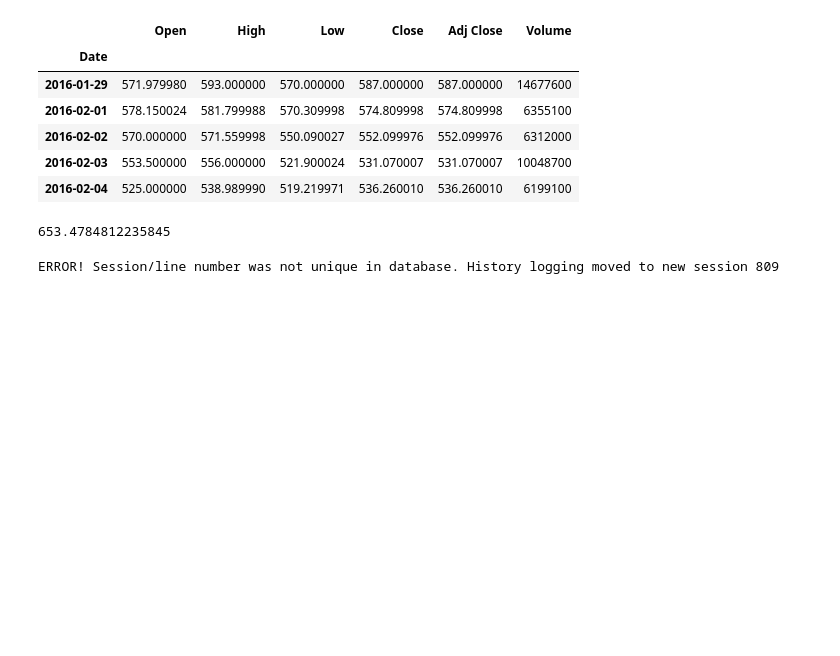
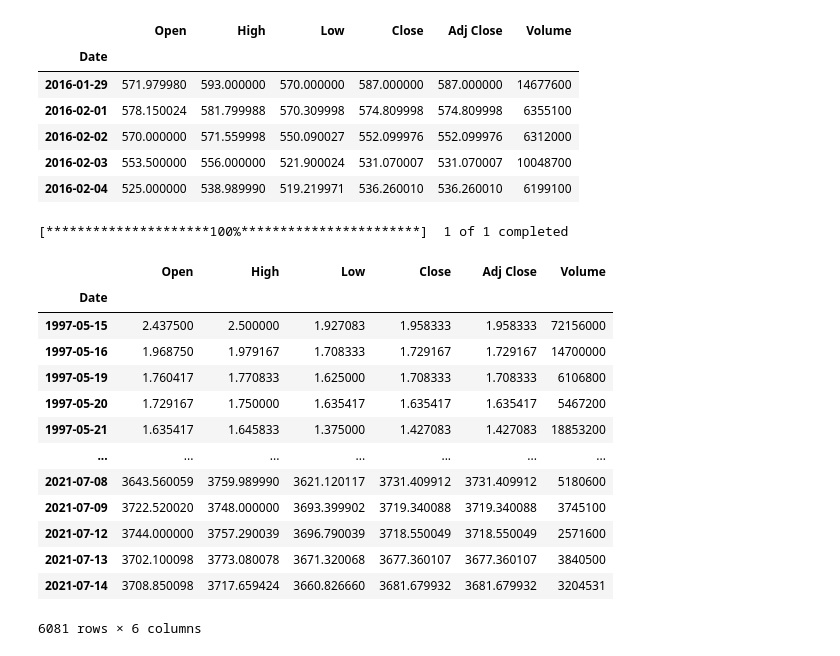
Before and after one commit to angheljf/Final_Project, a Jupyter notebook: Real Predictions.ipynb, the cells around one changed output. Cells and saved outputs as stored; diff of their text form; code cells hidden in the pictures; blank space fills up the shorter version.

```diff
--- a/Real Predictions.ipynb
+++ b/Real Predictions.ipynb
@@ -209,7 +209,21 @@ df2.tail()
 import pickle
 pickle.dump(model, open('model.pkl','wb'))
 # %%
-predictions[0]
+test = yf.download("AMZN")
+test
 # %% [output]
-653.4784812235845
+[*********************100%***********************]  1 of 1 completed
+|  | Open | High | Low | Close | Adj Close | Volume |
+| Date |  |  |  |  |  |  |
+| 1997-05-15 | 2.437500 | 2.500000 | 1.927083 | 1.958333 | 1.958333 | 72156000 |
+| 1997-05-16 | 1.968750 | 1.979167 | 1.708333 | 1.729167 | 1.729167 | 14700000 |
+| 1997-05-19 | 1.760417 | 1.770833 | 1.625000 | 1.708333 | 1.708333 | 6106800 |
+| 1997-05-20 | 1.729167 | 1.750000 | 1.635417 | 1.635417 | 1.635417 | 5467200 |
+| 1997-05-21 | 1.635417 | 1.645833 | 1.375000 | 1.427083 | 1.427083 | 18853200 |
+| ... | ... | ... | ... | ... | ... | ... |
+| 2021-07-08 | 3643.560059 | 3759.989990 | 3621.120117 | 3731.409912 | 3731.409912 | 5180600 |
+| 2021-07-09 | 3722.520020 | 3748.000000 | 3693.399902 | 3719.340088 | 3719.340088 | 3745100 |
+| 2021-07-12 | 3744.000000 | 3757.290039 | 3696.790039 | 3718.550049 | 3718.550049 | 2571600 |
+| 2021-07-13 | 3702.100098 | 3773.080078 | 3671.320068 | 3677.360107 | 3677.360107 | 3840500 |
+| 2021-07-14 | 3708.850098 | 3717.659424 | 3660.826660 | 3681.679932 | 3681.679932 | 3204531 |
-ERROR! Session/line number was not unique in database. History logging moved to new session 809
+6081 rows × 6 columns
```
Also changed, not shown: 4 other files.
